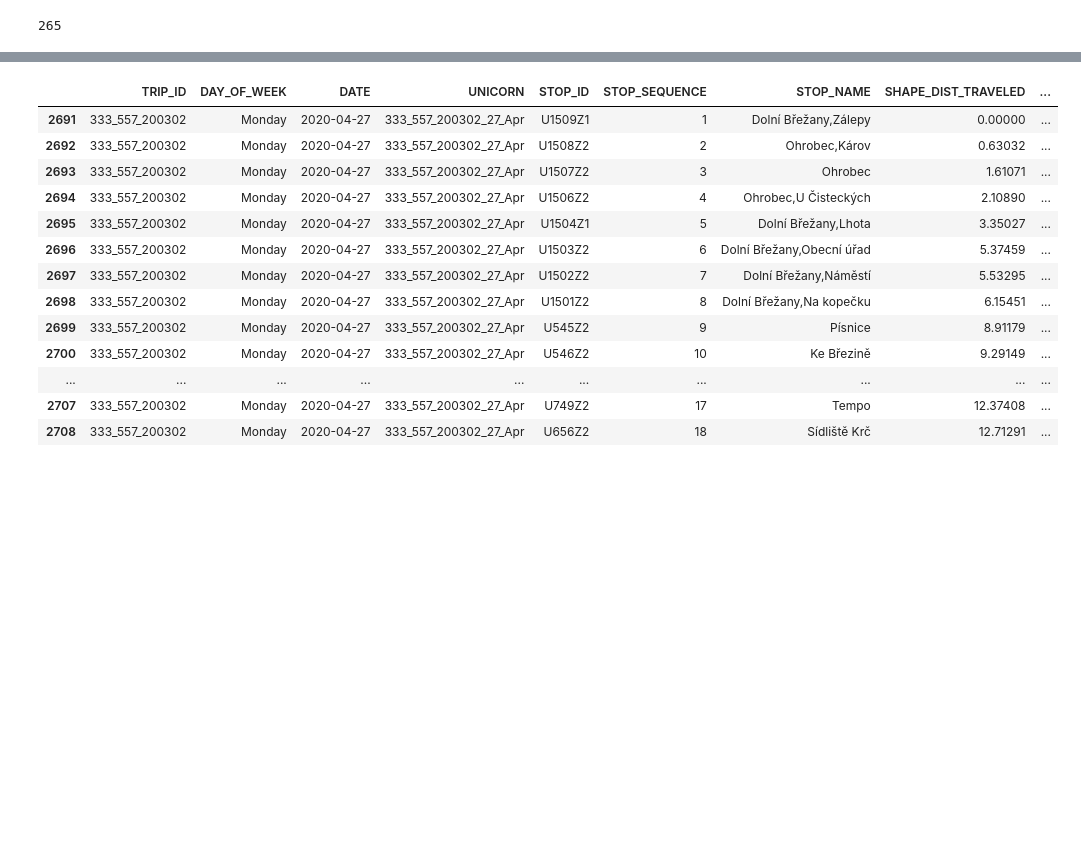
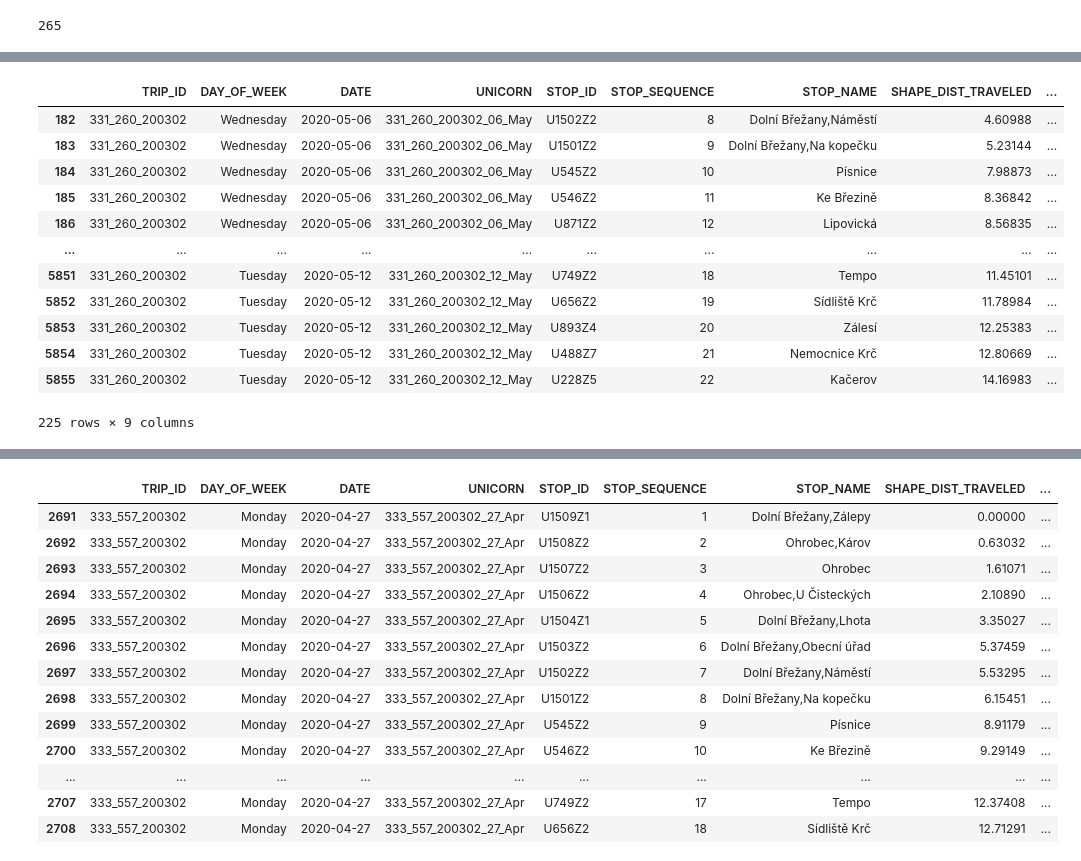
Before and after one commit to hrubajan/da_projekt_gol, a Jupyter notebook: stops_vs_positions.ipynb, the cells around one changed output, grey strips where cells are left out. Cells and saved outputs as stored; diff of their text form; code cells hidden in the pictures; blank space fills up the shorter version.

```diff
--- a/stops_vs_positions.ipynb
+++ b/stops_vs_positions.ipynb
@@ -179 +255,19 @@ array(['331_243_200302', '331_257_200302', '333_677_200302',
+# %%
+#zkousim si jestli jsem usekla správný úsek
+final_clean = final_tab[(final_tab['TRIP_ID'] == '331_260_200302') & (final_tab['STOP_SEQUENCE'] >= 8) ]
+final_clean
+# %% [output]
+|  | TRIP_ID | DAY_OF_WEEK | DATE | UNICORN | STOP_ID | STOP_SEQUENCE | STOP_NAME | SHAPE_DIST_TRAVELED | ... |
+| 182 | 331_260_200302 | Wednesday | 2020-05-06 | 331_260_200302_06_May | U1502Z2 | 8 | Dolní Břežany,Náměstí | 4.60988 | ... |
+| 183 | 331_260_200302 | Wednesday | 2020-05-06 | 331_260_200302_06_May | U1501Z2 | 9 | Dolní Břežany,Na kopečku | 5.23144 | ... |
+| 184 | 331_260_200302 | Wednesday | 2020-05-06 | 331_260_200302_06_May | U545Z2 | 10 | Písnice | 7.98873 | ... |
+| 185 | 331_260_200302 | Wednesday | 2020-05-06 | 331_260_200302_06_May | U546Z2 | 11 | Ke Březině | 8.36842 | ... |
+| 186 | 331_260_200302 | Wednesday | 2020-05-06 | 331_260_200302_06_May | U871Z2 | 12 | Lipovická | 8.56835 | ... |
+| ... | ... | ... | ... | ... | ... | ... | ... | ... | ... |
+| 5851 | 331_260_200302 | Tuesday | 2020-05-12 | 331_260_200302_12_May | U749Z2 | 18 | Tempo | 11.45101 | ... |
+| 5852 | 331_260_200302 | Tuesday | 2020-05-12 | 331_260_200302_12_May | U656Z2 | 19 | Sídliště Krč | 11.78984 | ... |
+| 5853 | 331_260_200302 | Tuesday | 2020-05-12 | 331_260_200302_12_May | U893Z4 | 20 | Zálesí | 12.25383 | ... |
+| 5854 | 331_260_200302 | Tuesday | 2020-05-12 | 331_260_200302_12_May | U488Z7 | 21 | Nemocnice Krč | 12.80669 | ... |
+| 5855 | 331_260_200302 | Tuesday | 2020-05-12 | 331_260_200302_12_May | U228Z5 | 22 | Kačerov | 14.16983 | ... |
+225 rows × 9 columns
 # %%
```
Also changed, not shown: parts of 6 cells of this notebook.
